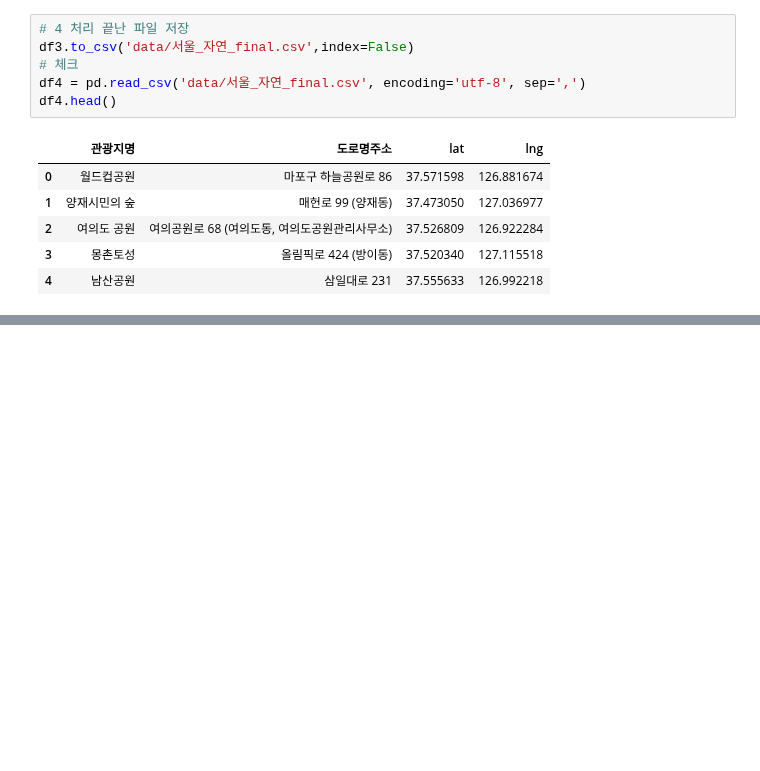
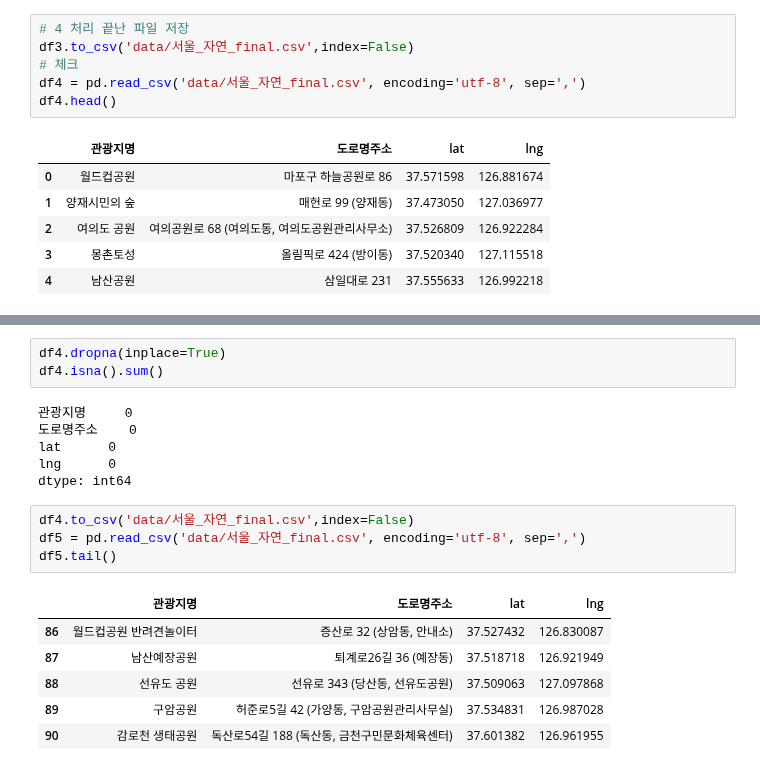
Before and after one commit to Mayhem-XD/Project_p1, a Jupyter notebook: test_code/data/2021/add_lat_lng_자연.ipynb, the cells around one changed output, grey strips where cells are left out. Saved outputs shown, nothing was run; the diff lists cells and outputs as text; blank space fills up the shorter version.

```diff
--- a/test_code/data/2021/add_lat_lng_자연.ipynb
+++ b/test_code/data/2021/add_lat_lng_자연.ipynb
@@ -166,0 +175,20 @@ df4.head()
+# %%
+df4.dropna(inplace=True)
+df4.isna().sum()
+# %% [output]
+관광지명     0
+도로명주소    0
+lat      0
+lng      0
+dtype: int64
+# %%
+df4.to_csv('data/서울_자연_final.csv',index=False)
+df5 = pd.read_csv('data/서울_자연_final.csv', encoding='utf-8', sep=',')
+df5.tail()
+# %% [output]
+|  | 관광지명 | 도로명주소 | lat | lng |
+| 86 | 월드컵공원 반려견놀이터 | 증산로 32 (상암동, 안내소) | 37.527432 | 126.830087 |
+| 87 | 남산예장공원 | 퇴계로26길 36 (예장동) | 37.518718 | 126.921949 |
+| 88 | 선유도 공원 | 선유로 343 (당산동, 선유도공원) | 37.509063 | 127.097868 |
+| 89 | 구암공원 | 허준로5길 42 (가양동, 구암공원관리사무실) | 37.534831 | 126.987028 |
+| 90 | 감로천 생태공원 | 독산로54길 188 (독산동, 금천구민문화체육센터) | 37.601382 | 126.961955 |
```
Also changed, not shown: parts of 1 cell of this notebook, 16 other files.
